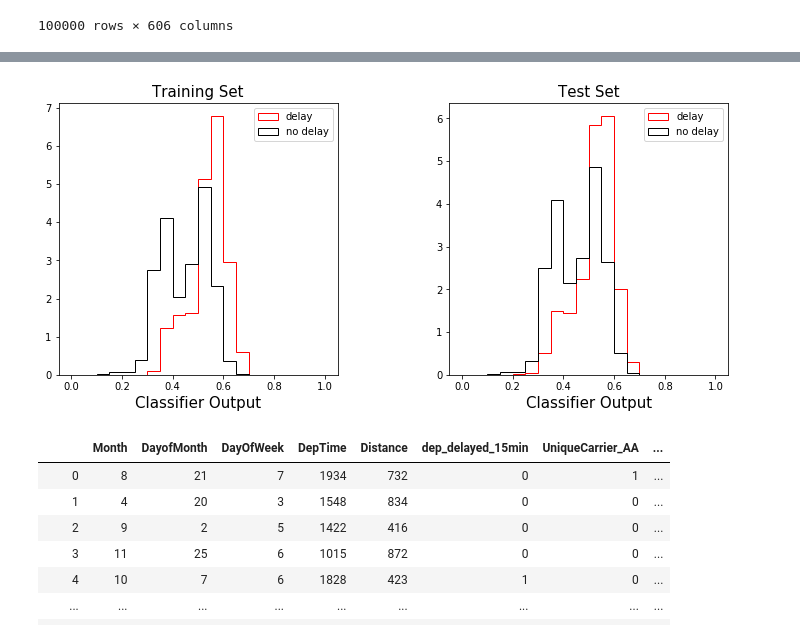
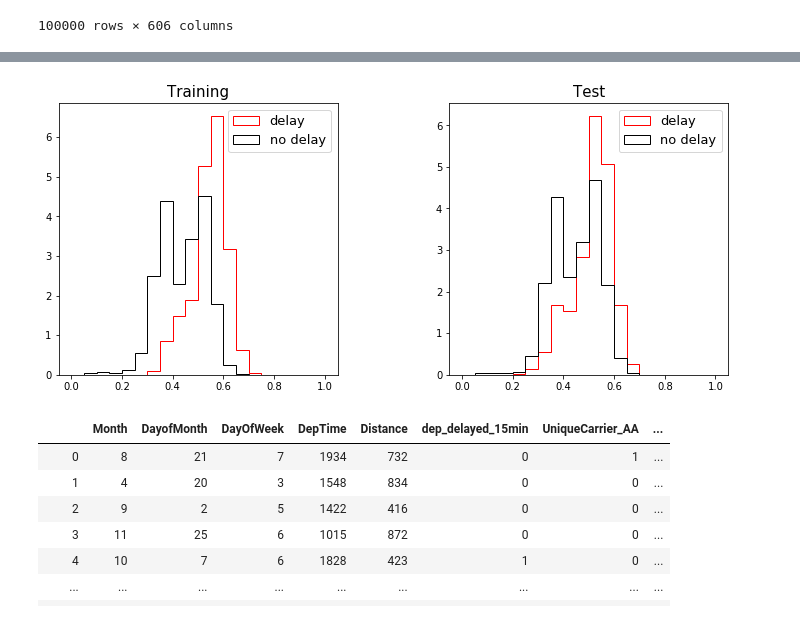
Before and after one commit to killkamad/BigData, a Jupyter notebook: Экзамен/Flight_delay with server.ipynb, the cells around one changed output, grey strips where cells are left out. Saved outputs shown, nothing was run; the diff lists cells and outputs as text; code cells hidden in the pictures.

```diff
--- a/Экзамен/Flight_delay with server.ipynb
+++ b/Экзамен/Flight_delay with server.ipynb
@@ -148,7 +169,7 @@ Name: dep_delayed_15min, dtype: float64
 [figure]
 # %%
 Ycol = ["red"]
-Ncol = ["black"]
+Ncol = ["green"]
 plt.hist(df_delay.Month,bins=12,align="mid", color=Ycol,histtype="step",label="delay",density=True)
 plt.hist(df_nodelay.Month,bins=12,align="mid", color=Ncol,histtype="step",label="no delay",density=True)
 plt.xlabel("Month")
@@ -468,0 +282,11 @@ Prevalence in training set: 0.191086, in test set: 0.188933
+# %%
+# Convert pandas dataframe to its numpy representation, separating out features from target variable.
+features = df2.columns.values.tolist()
+features.remove("dep_delayed_15min")
+X = df2.as_matrix(columns=features)
+Y = np.array([int(i) for i in df2["dep_delayed_15min"].tolist()])
+
+# Create training and test sets, with desired proportions.
+X_train, X_test, y_train, y_test = train_test_split(X, Y, test_size=0.3)
+
+print("Training set size: %i, test set size: %i, total: %i" %(len(y_train),len(y_test),len(Y)))
@@ -469,10 +295,7 @@ Prevalence in training set: 0.191086, in test set: 0.188933
 # %%
 from sklearn.ensemble import RandomForestClassifier
 
-rf2 = RandomForestClassifier(n_estimators=200, max_depth=20, min_samples_leaf=2,
-                             criterion="gini", min_samples_split=2, min_weight_fraction_leaf=0.0,
-                             max_features="auto", max_leaf_nodes=None, bootstrap=True,
-                             oob_score=True, verbose=0, warm_start=False, random_state=0,
-                             n_jobs=-1, class_weight="balanced_subsample")
+rf2 = RandomForestClassifier(n_estimators=50, max_depth=20, class_weight="balanced_subsample")
+
 %time rf2.fit(X_train, y_train)
 # %% [output]
@@ -518,9 +316,9 @@ Null accuracy on Test set:     0.8110666666666667
 # %%
-from sklearn import metrics
-import numpy as np
-
 print('Number of test values = %i' %len(y_test))
 print('Number of test values equal to True = %i' %(len([val for val in y_test if val])))
+
+y_test_pred    = [p2 for [p1,p2] in rf2.predict_proba(X_test)]
+y_train_pred   = [p2 for [p1,p2] in rf2.predict_proba(X_train)]
 
 # Compute and plot feature importances
 importances = rf2.feature_importances_
@@ -529,26 +327,14 @@ n_features  = min(20,indices.size)
 bins        = np.arange(n_features)
 x_labels    = np.array(features)[indices][:n_features]
 fig, axes   = plt.subplots(nrows=1, ncols=1, figsize=(10, 5))
+
 plt.suptitle("Feature Importances", fontsize=15)
-axes.bar(bins, importances[indices][:n_features], align="center", color="lightblue", alpha=0.5)
+axes.bar(bins, importances[indices][:n_features], align="center", color="red", alpha=0.5)
 axes.set_xticks(bins)
 axes.set_xticklabels(x_labels, ha="right", rotation=45.)
 axes.set_xlim([-0.5,bins.size-0.5])
-plt.show()
+
 #fig.savefig('FeatureImportances.png', dpi=200, bbox_inches='tight')
-
-# Compute precision, recall, and queue rate as a function of threshold
-y_test_pred    = [p2 for [p1,p2] in rf2.predict_proba(X_test)]
-y_train_pred   = [p2 for [p1,p2] in rf2.predict_proba(X_train)]
-td0_precision, td0_recall, td0_thresholds = metrics.precision_recall_curve(y_test, y_test_pred)
-td0_thresholds = np.append(td0_thresholds, 1)
-n_thresholds   = td0_thresholds.size
-print('Number of thresholds = %i' %n_thresholds)
-n_max          = 100
-qr_thresholds  = np.linspace(0.0, 1.0, n_max+1)
-td0_queue_rate = []
-for threshold in qr_thresholds:
-    td0_queue_rate.append((y_test_pred >= threshold).mean())
 
 # Histogram random forest output probabilities
 y_train_pred_1 = [pred for (pred,truth) in zip(y_train_pred,y_train) if truth==1]
@@ -557,57 +343,24 @@ y_test_pred_1  = [pred for (pred,truth) in zip(y_test_pred,y_test) if truth==1]
 y_test_pred_0  = [pred for (pred,truth) in zip(y_test_pred,y_test) if truth==0]
 print("Delays in training set: %i, no-delays: %i" %(len(y_train_pred_1),len(y_train_pred_0)))
 print("Delays in test set: %i, no-delays: %i" %(len(y_test_pred_1),len(y_test_pred_0)))
+
 bin_edges        = np.linspace(0.0,1.0,11)
 hist1,bin_edges1 = np.histogram(y_train_pred_1, bins=bin_edges, density=False)
 hist2,bin_edges2 = np.histogram(y_train_pred_0, bins=bin_edges, density=False)
-indis_train      = intrinsic_discrepancy(hist1, hist2)
+
 hist1,bin_edges1 = np.histogram(y_test_pred_1, bins=bin_edges, density=False)
 hist2,bin_edges2 = np.histogram(y_test_pred_0, bins=bin_edges, density=False)
-indis_test       = intrinsic_discrepancy(hist1, hist2)
-print("Intrinsic discrepancy in training set: %s, in test set: %s" %(indis_train,indis_test))
+
 
 fig, axes = plt.subplots(nrows=1, ncols=2, figsize=(12,5))
 plt.subplots_adjust(wspace=0.40)
 axes[0].hist(y_train_pred_1, bins=20, range=[0.0,1.0], color=Ycol, histtype="step", label="delay", density=True)
 axes[0].hist(y_train_pred_0, bins=20, range=[0.0,1.0], color=Ncol, histtype="step", label="no delay", density=True)
-axes[0].set_xlabel("Classifier Output", fontsize=15)
-axes[0].legend(prop={'size': 10}, loc="upper right")
-axes[0].set_title("Training Set", fontsize=15)
+axes[0].legend(prop={'size': 13})
+axes[0].set_title("Training", fontsize=15)
 axes[1].hist(y_test_pred_1, bins=20, range=[0.0,1.0], color=Ycol, histtype="step", label="delay", density=True)
 axes[1].hist(y_test_pred_0, bins=20, range=[0.0,1.0], color=Ncol, histtype="step", label="no delay", density=True)
-axes[1].set_xlabel("Classifier Output", fontsize=15)
-axes[1].legend(prop={'size': 10}, loc="upper right")
-axes[1].set_title("Test Set", fontsize=15)
-plt.show()
-#fig.savefig('RF_probabilities.png', dpi=200, bbox_inches='tight')
-
-# Plot precision, recall, and queue rate
-# fig, axis = plt.subplots(nrows=1, ncols=1, figsize=(5, 5))
-# axis.plot(td0_thresholds, td0_precision, color="blue", label="precision")
-# axis.plot(td0_thresholds, td0_recall, color="green", label="recall")
-# axis.plot(qr_thresholds, td0_queue_rate, color="orange", label="queue rate")
-# axis.set_xlabel("Threshold", fontsize=15)
-# axis.set_xlim(0.0, 1.0)
-# axis.set_ylim(0.0, 1.0)
-# axis.grid(which="major", axis="both")
-# axis.legend(prop={'size': 10}, loc="lower right")
-# plt.show()
-#fig.savefig("PRQ.png", dpi=200, bbox_inches="tight")
-
-# Compute and plot ROC
-# fig, axis = plt.subplots(nrows=1, ncols=1, figsize=(5, 5))
-# fpr_test, tpr_test, thresholds   = metrics.roc_curve(y_test, y_test_pred)
-# auroc_test                       = metrics.auc(fpr_test,tpr_test)
-# fpr_train, tpr_train, thresholds = metrics.roc_curve(y_train, y_train_pred)
-# auroc_train                      = metrics.auc(fpr_train,tpr_train)
-# axis.plot(fpr_test, tpr_test, color="blue", label="test")
-# axis.plot(fpr_train, tpr_train, color="orange", label="train")
-# axis.plot([0.0,1.0], [0.0,1.0], 'k--')
-# axis.set_xlabel("False Positive Rate", fontsize=15)
-# axis.set_ylabel("True Positive Rate", fontsize=15)
-# axis.set_xlim(0.0, 1.0)
-# axis.set_ylim(0.0, 1.0)
-# axis.legend(prop={'size': 10}, loc="lower right")
-# plt.show()
+axes[1].legend(prop={'size': 13})
+axes[1].set_title("Test", fontsize=15)
 # %% [output]
 Number of test values = 30000
@@ -620,4 +372,4 @@ Intrinsic discrepancy in training set: inf, in test set: 0.29475501344093313
-[figure, old version]
+[figure, new version]
 # %%
 df2
 # %% [output]
```
Also changed, not shown: parts of 37 cells of this notebook, 5 other files.
